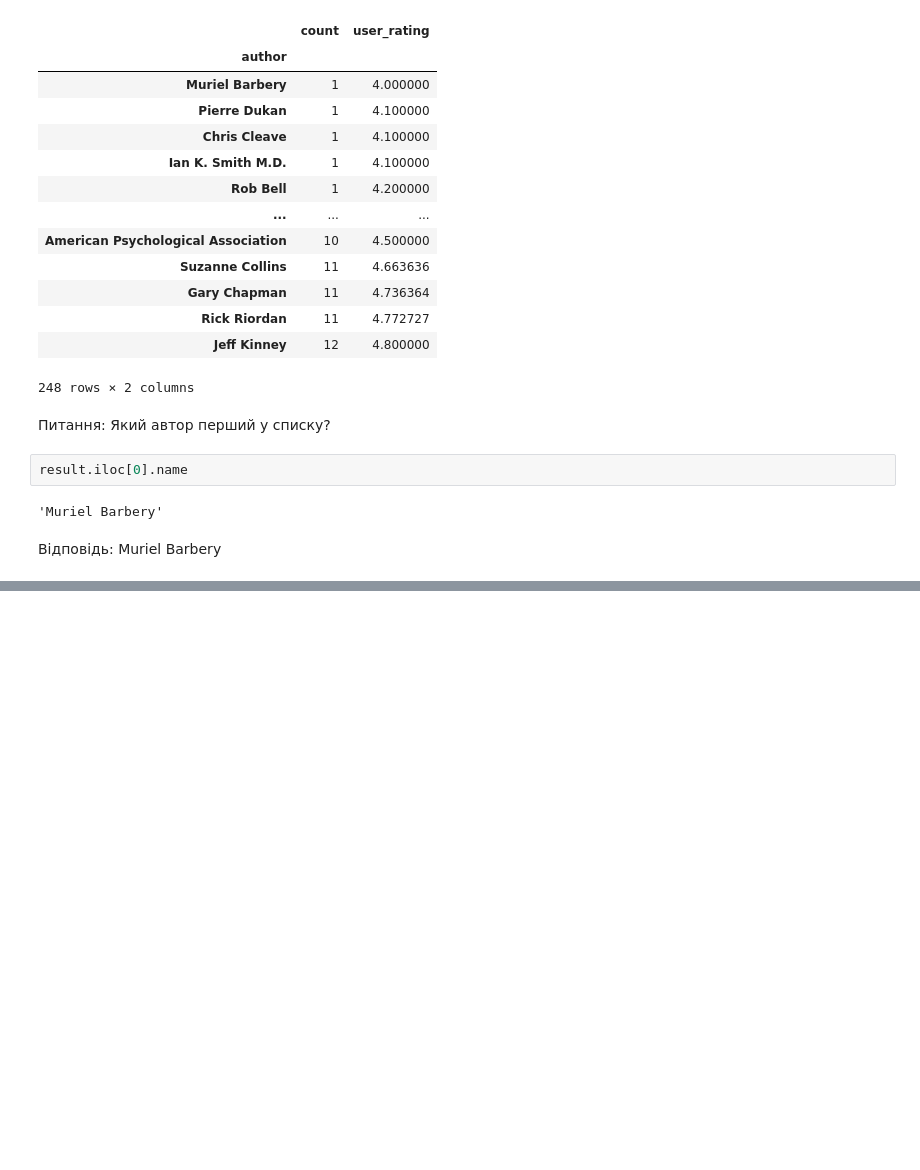
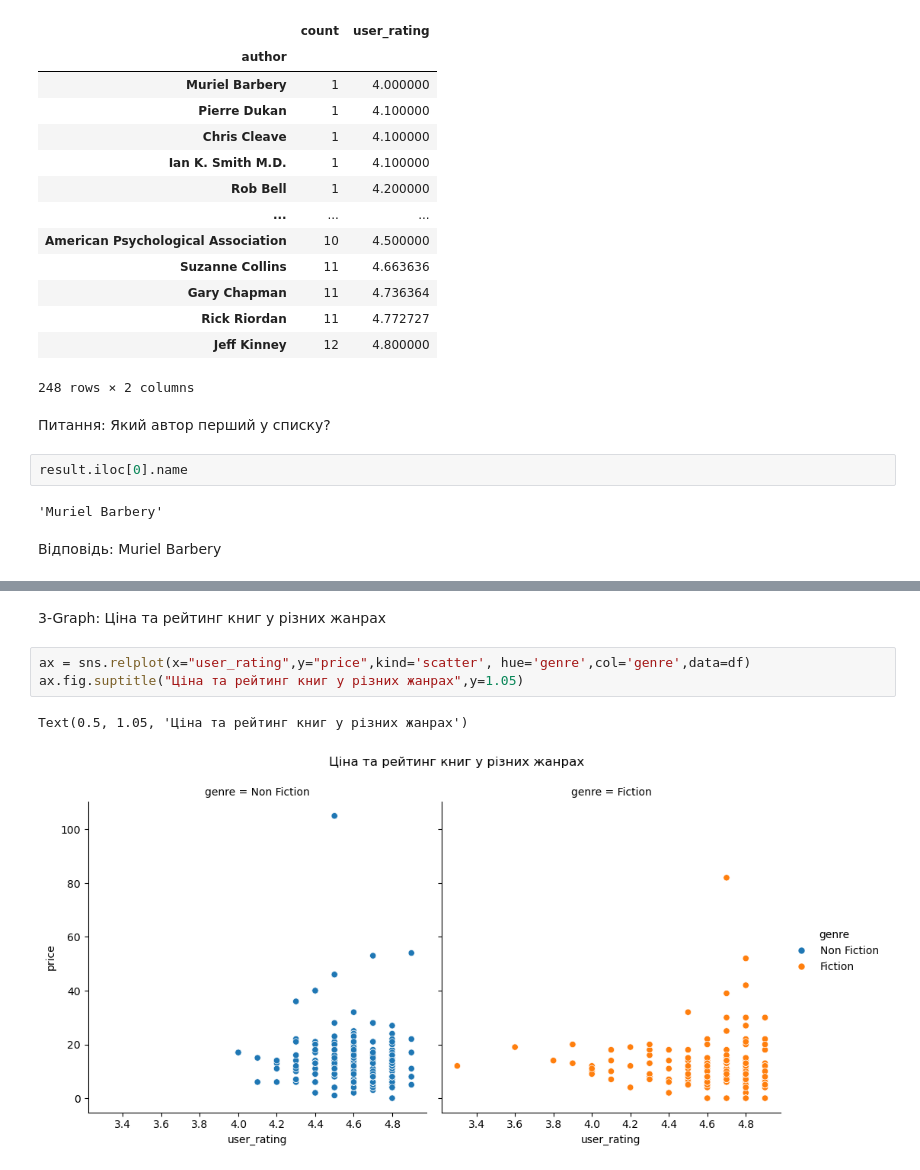
Before and after one commit to MaksimDar/data_science_homework, a Jupyter notebook: Hw2.3.ipynb, the cells around one changed output, grey strips where cells are left out. Saved outputs shown, nothing was run; the diff lists cells and outputs as text; blank space fills up the shorter version.

```diff
--- a/Hw2.3.ipynb
+++ b/Hw2.3.ipynb
@@ -359,0 +389,8 @@ result.iloc[0].name
+# %% [markdown]
+3-Graph: Ціна та рейтинг книг у різних жанрах
+# %%
+ax = sns.relplot(x="user_rating",y="price",kind='scatter', hue='genre',col='genre',data=df)
+ax.fig.suptitle("Ціна та рейтинг книг у різних жанрах",y=1.05)
+# %% [output]
+Text(0.5, 1.05, 'Ціна та рейтинг книг у різних жанрах')
+[figure, added]
```
Also changed, not shown: parts of 16 cells of this notebook.
